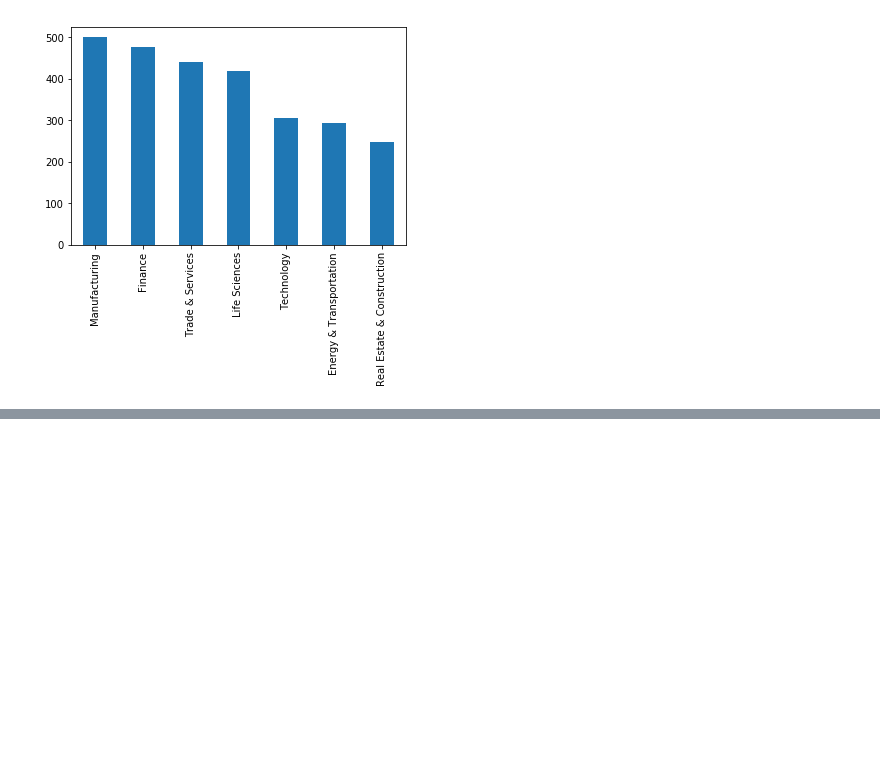
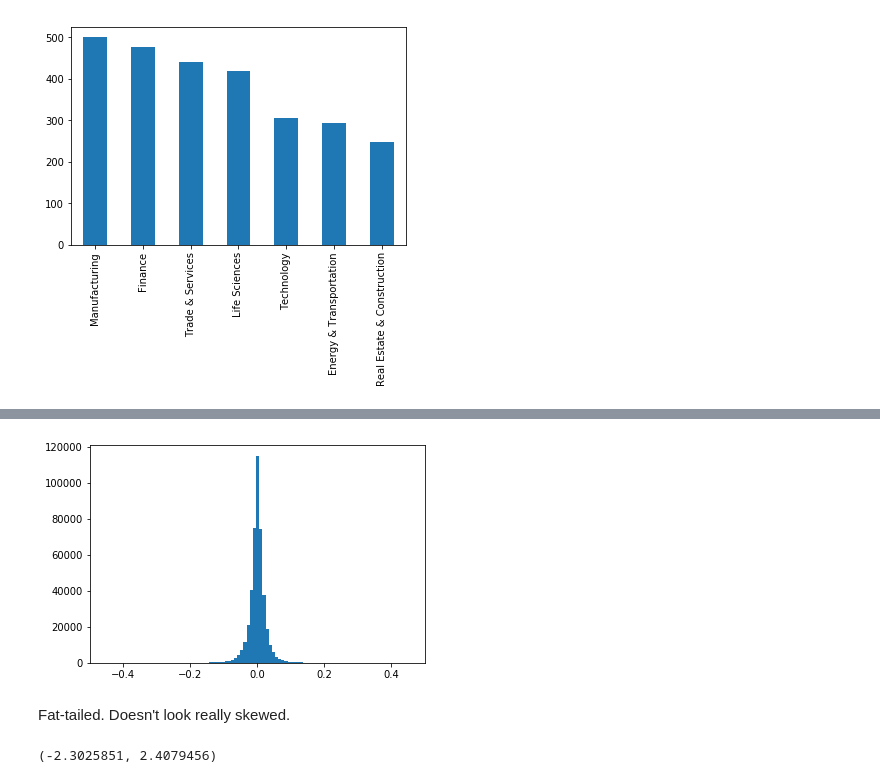
Before and after one commit to nico-corthorn/public-portfolio, a Jupyter notebook: Code/data_inspection.ipynb, the cells around one changed output, grey strips where cells are left out. Drawn from its saved outputs; the diff is of its cells as text; code cells hidden in the pictures; blank space fills up the shorter version.

```diff
--- a/Code/data_inspection.ipynb
+++ b/Code/data_inspection.ipynb
@@ -37,3 +38,6 @@ general_info[general_info.symbol.isin(symbols_fund)]['office'].value_counts().pl
 # %% [output]
 <matplotlib.axes._subplots.AxesSubplot at 0x...>
 [figure]
+# %%
+query = "select * from reg_factors where symbol <= '" + str(symbols_fund[99]) + "'"
+query
@@ -39,0 +46,2 @@ general_info[general_info.symbol.isin(symbols_fund)]['office'].value_counts().pl
+# %%
+data = sql_manager.select_query(query)
@@ -39,0 +57,12 @@ general_info[general_info.symbol.isin(symbols_fund)]['office'].value_counts().pl
+# %%
+plt.hist(data.ret, bins=500)
+plt.xlim(-0.5, 0.5)
+plt.show()
+# %% [output]
+[figure, added]
+# %% [markdown]
+Fat-tailed. Doesn't look really skewed.
+# %%
+data.ret.min(), data.ret.max()
+# %% [output]
+(-2.3025851, 2.4079456)
```
Also changed, not shown: parts of 5 cells of this notebook, 6 other files.
